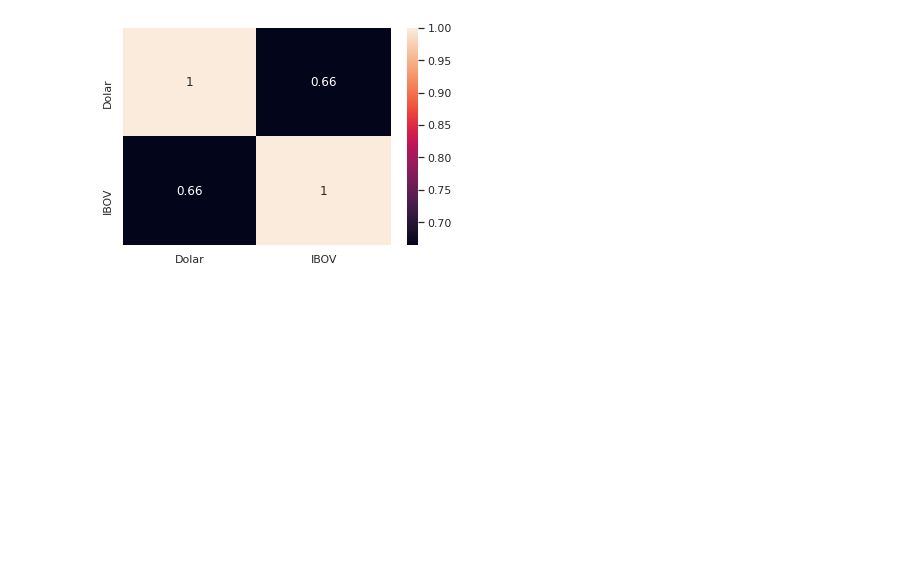
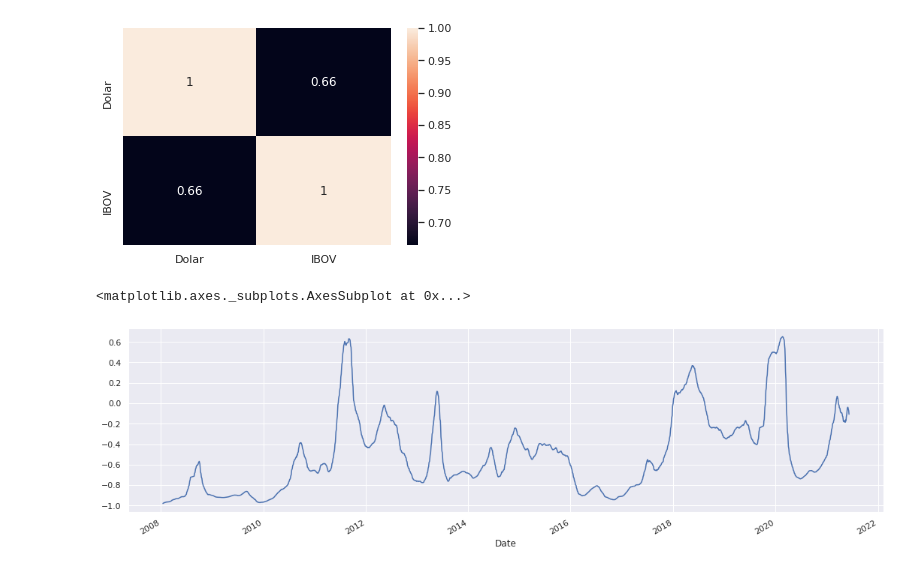
Before and after one commit to Gabriel-Rangel/Data-Finance, a Jupyter notebook: estudos_correlacao_DOLxIBOV.ipynb, the cells around one changed output. Cells and saved outputs as stored; diff of their text form; code cells hidden in the pictures; blank space fills up the shorter version.

```diff
--- a/estudos_correlacao_DOLxIBOV.ipynb
+++ b/estudos_correlacao_DOLxIBOV.ipynb
@@ -49,3 +49,9 @@ sns.heatmap(carteira.corr(), annot=True)
 # %% [output]
 <matplotlib.axes._subplots.AxesSubplot at 0x...>
 [figure]
+# %%
+#"ANUALIZANDO" (rooling(252)) relação entre dolar e ibov
+carteira['Dolar'].rolling(252).corr(carteira['IBOV']).plot(figsize=(18,5))
+# %% [output]
+<matplotlib.axes._subplots.AxesSubplot at 0x...>
+[figure, added]
```
Also changed, not shown: parts of 1 cell of this notebook.
